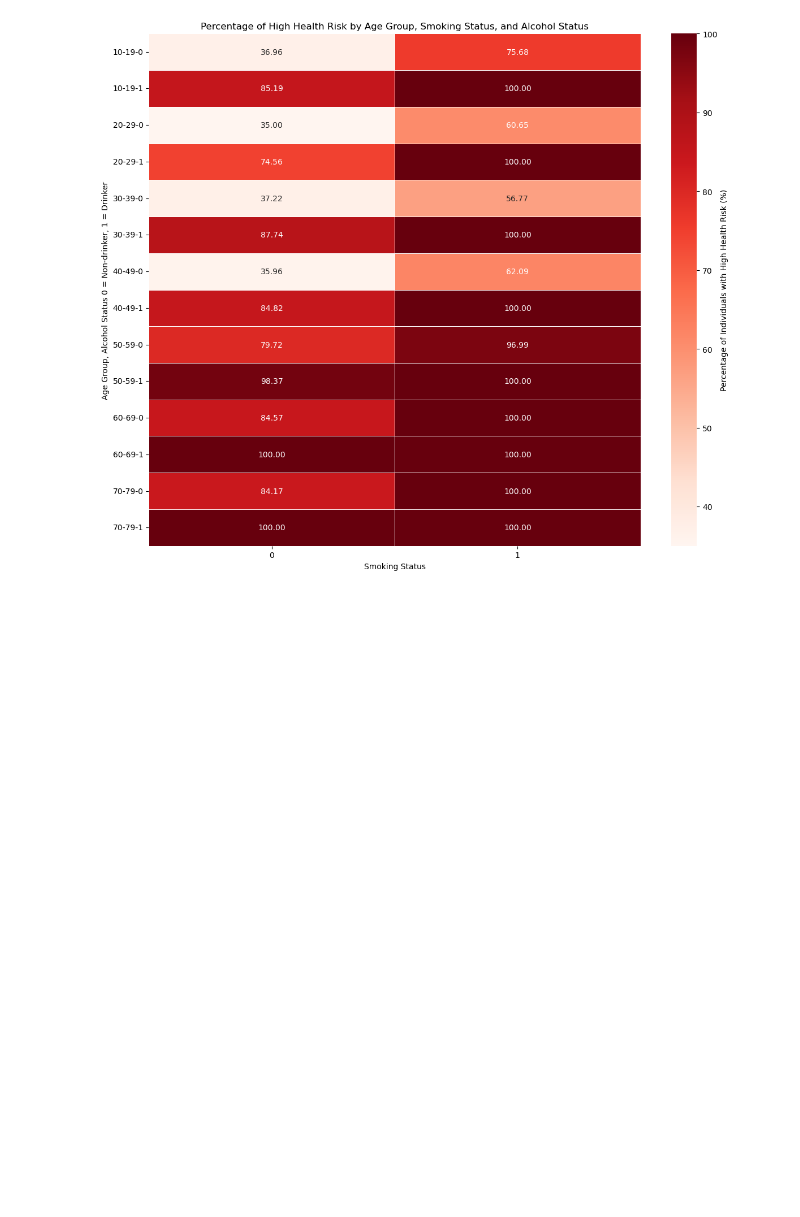
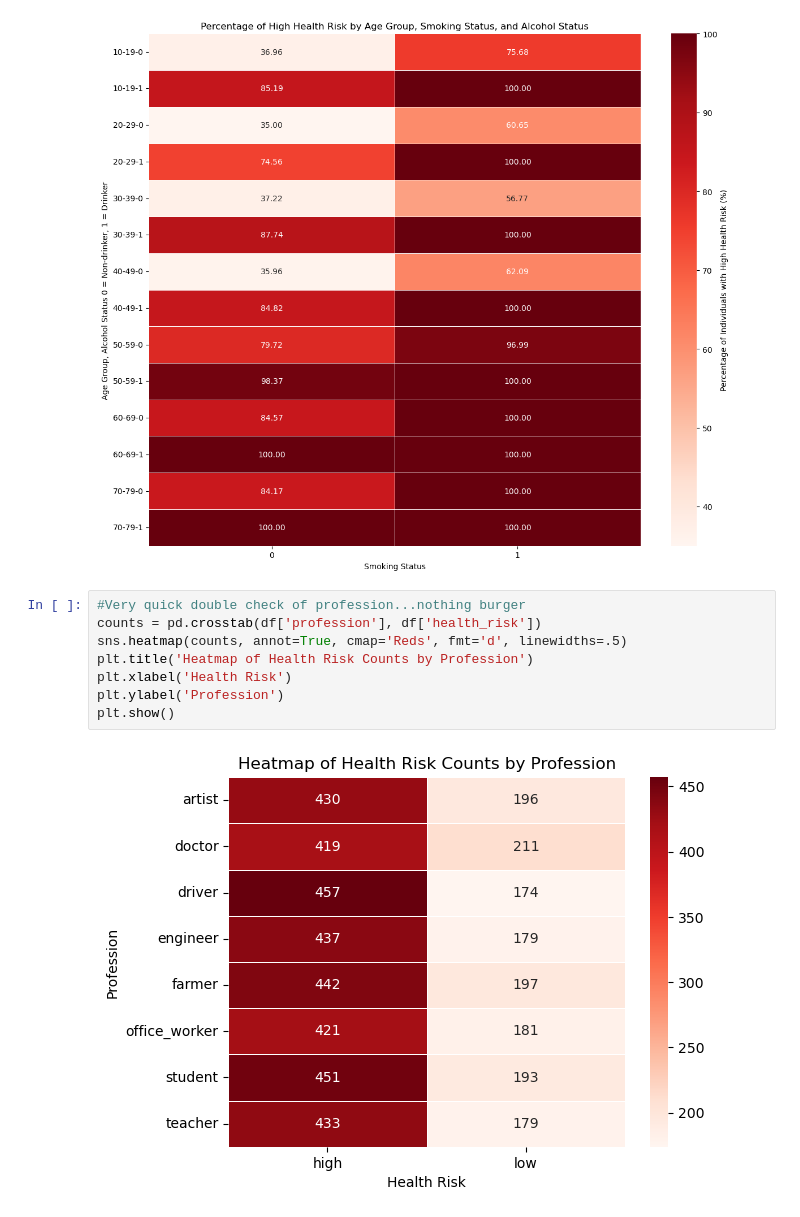
Before and after one commit to MyleeCS/Lifestyle-and-Health-Risk-EDA, a Jupyter notebook: lifestyle-and-health-risk-eda.ipynb, the cells around one changed output. Cells and saved outputs as stored; diff of their text form; blank space fills up the shorter version.

Commit message:
Profession counts that are nothing

```diff
--- a/lifestyle-and-health-risk-eda.ipynb
+++ b/lifestyle-and-health-risk-eda.ipynb
@@ -552,3 +552,13 @@ plt.tight_layout()
 plt.show()
 # %% [output]
 [figure]
+# %%
+#Very quick double check of profession...nothing burger
+counts = pd.crosstab(df['profession'], df['health_risk'])
+sns.heatmap(counts, annot=True, cmap='Reds', fmt='d', linewidths=.5)
+plt.title('Heatmap of Health Risk Counts by Profession')
+plt.xlabel('Health Risk')
+plt.ylabel('Profession')
+plt.show()
+# %% [output]
+[figure, added]
```
Also changed, not shown: parts of 1 cell of this notebook.
